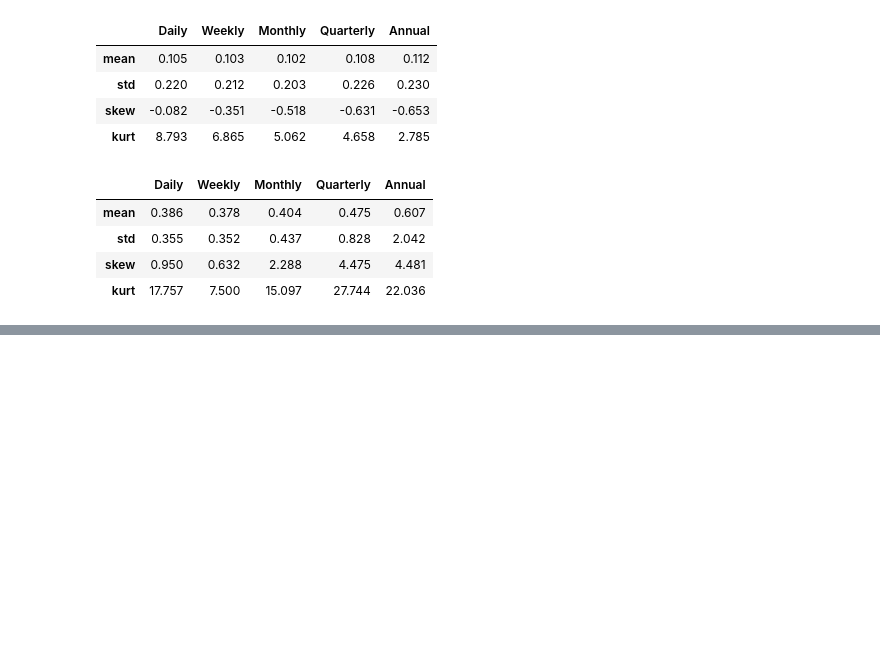
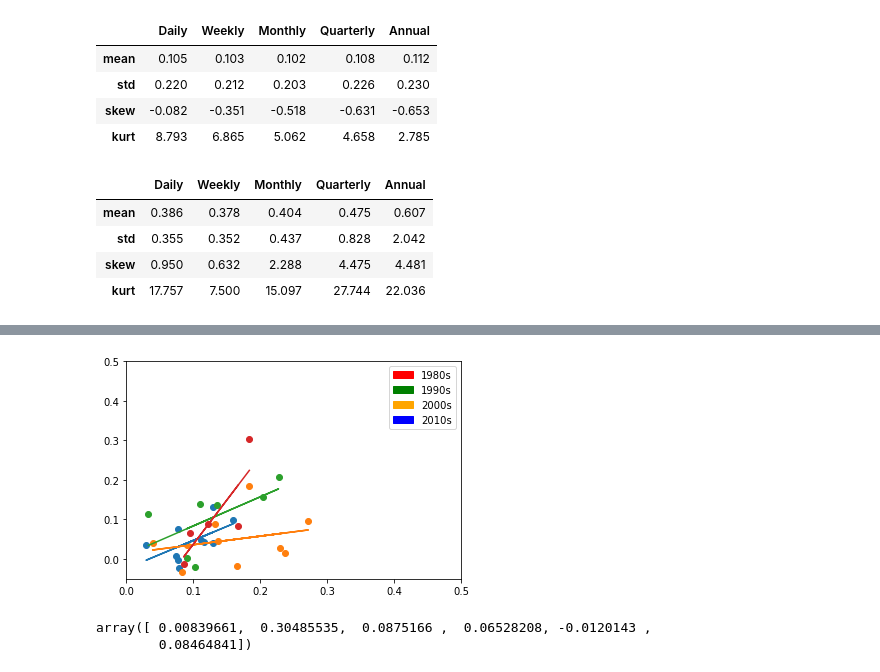
Before and after one commit to GeorgeHockey/MFE-practical-work, a Jupyter notebook: PW_2.ipynb, the cells around one changed output, grey strips where cells are left out. Drawn from its saved outputs; the diff is of its cells as text; code cells hidden in the pictures; blank space fills up the shorter version.

```diff
--- a/PW_2.ipynb
+++ b/PW_2.ipynb
@@ -363,0 +510,57 @@ table
+# %%
+y_2019 = np.array([HK_GBP_2019["Monthly"]["mean"],peso_dollar_2019["Monthly"]["mean"],DAX_2019["Monthly"]["mean"],BSVP_2019["Monthly"]["mean"],KS11_2019["Monthly"]["mean"],VBTLX_2019["Monthly"]["mean"],mom_2019["Monthly"]["mean"],value_2019["Monthly"]["mean"],size_2019["Monthly"]["mean"],market_2019["Monthly"]["mean"]])
+
+x_2019 = np.array([HK_GBP_2019["Monthly"]["std"],peso_dollar_2019["Monthly"]["std"],DAX_2019["Monthly"]["std"],BSVP_2019["Monthly"]["mean"],KS11_2019["Monthly"]["std"],VBTLX_2019["Monthly"]["std"],mom_2019["Monthly"]["std"],value_2019["Monthly"]["std"],size_2019["Monthly"]["std"],market_2019["Monthly"]["std"]])
+
+y_2009 = np.array([HK_GBP_2009["Monthly"]["mean"],peso_dollar_2009["Monthly"]["mean"],DAX_2009["Monthly"]["mean"],BSVP_2009["Monthly"]["mean"],KS11_2009["Monthly"]["mean"],VBTLX_2009["Monthly"]["mean"],mom_2009["Monthly"]["mean"],value_2009["Monthly"]["mean"],size_2009["Monthly"]["mean"],market_2009["Monthly"]["mean"]])
+
+x_2009 = np.array([HK_GBP_2009["Monthly"]["std"],peso_dollar_2009["Monthly"]["std"],DAX_2009["Monthly"]["std"],BSVP_2009["Monthly"]["mean"],KS11_2009["Monthly"]["std"],VBTLX_2009["Monthly"]["std"],mom_2009["Monthly"]["std"],value_2009["Monthly"]["std"],size_2009["Monthly"]["std"],market_2009["Monthly"]["std"]])
+
+y_1999 = np.array([HK_GBP_1999["Monthly"]["mean"],peso_dollar_1999["Monthly"]["mean"],DAX_1999["Monthly"]["mean"],mom_1999["Monthly"]["mean"],value_1999["Monthly"]["mean"],size_1999["Monthly"]["mean"],market_1999["Monthly"]["mean"]])
+
+x_1999 = np.array([HK_GBP_1999["Monthly"]["std"],peso_dollar_1999["Monthly"]["std"],DAX_1999["Monthly"]["std"],mom_1999["Monthly"]["std"],value_1999["Monthly"]["std"],size_1999["Monthly"]["std"],market_1999["Monthly"]["std"]])
+
+y_1989 = np.array([DAX_1989["Monthly"]["mean"],mom_1989["Monthly"]["mean"],value_1989["Monthly"]["mean"],size_1989["Monthly"]["mean"],market_1989["Monthly"]["mean"]])
+
+x_1989 = np.array([DAX_1989["Monthly"]["std"],mom_1989["Monthly"]["std"],value_1989["Monthly"]["std"],size_1989["Monthly"]["std"],market_1989["Monthly"]["std"]])
+
+
+ax1 = plt.gca()
+
+ax1.scatter([x_2019],[y_2019] )
+ax1.scatter([x_2009],[y_2009])
+ax1.scatter([x_1999],[y_1999])
+ax1.scatter([x_1989],[y_1989])
+
+plt.xlim(-0, .5)
+plt.ylim(-0.05, .5)
+
+
+m_2019, b_2019 = np.polyfit(x_2019, y_2019, 1)
+plt.plot(x_2019, m_2019*x_2019 + b_2019)
+
+m_2009, b_2009 = np.polyfit(x_2009, y_2009, 1)
+plt.plot(x_2009, m_2009*x_2009 + b_2009)
+
+m_1999, b_1999 = np.polyfit(x_1999, y_1999, 1)
+plt.plot(x_1999, m_1999*x_1999 + b_1999)
+
+m_1989, b_1989 = np.polyfit(x_1989, y_1989, 1)
+plt.plot(x_1989, m_1989*x_1989 + b_1989)
+
+import matplotlib.patches as mpatches
+
+red_patch = mpatches.Patch(color='red', label='1980s')
+green_patch = mpatches.Patch(color='green', label='1990s')
+orange_patch = mpatches.Patch(color='orange', label='2000s')
+blue_patch = mpatches.Patch(color='blue', label='2010s')
+plt.legend(handles=[red_patch, green_patch,orange_patch,blue_patch])
+
+graph_1 = ax1
+# %% [output]
+[figure, added]
+# %%
+y_1989
+# %% [output]
+array([ 0.00839661,  0.30485535,  0.0875166 ,  0.06528208, -0.0120143 ,
+        0.08464841])
```
Also changed, not shown: parts of 63 cells of this notebook, 8 other files.
